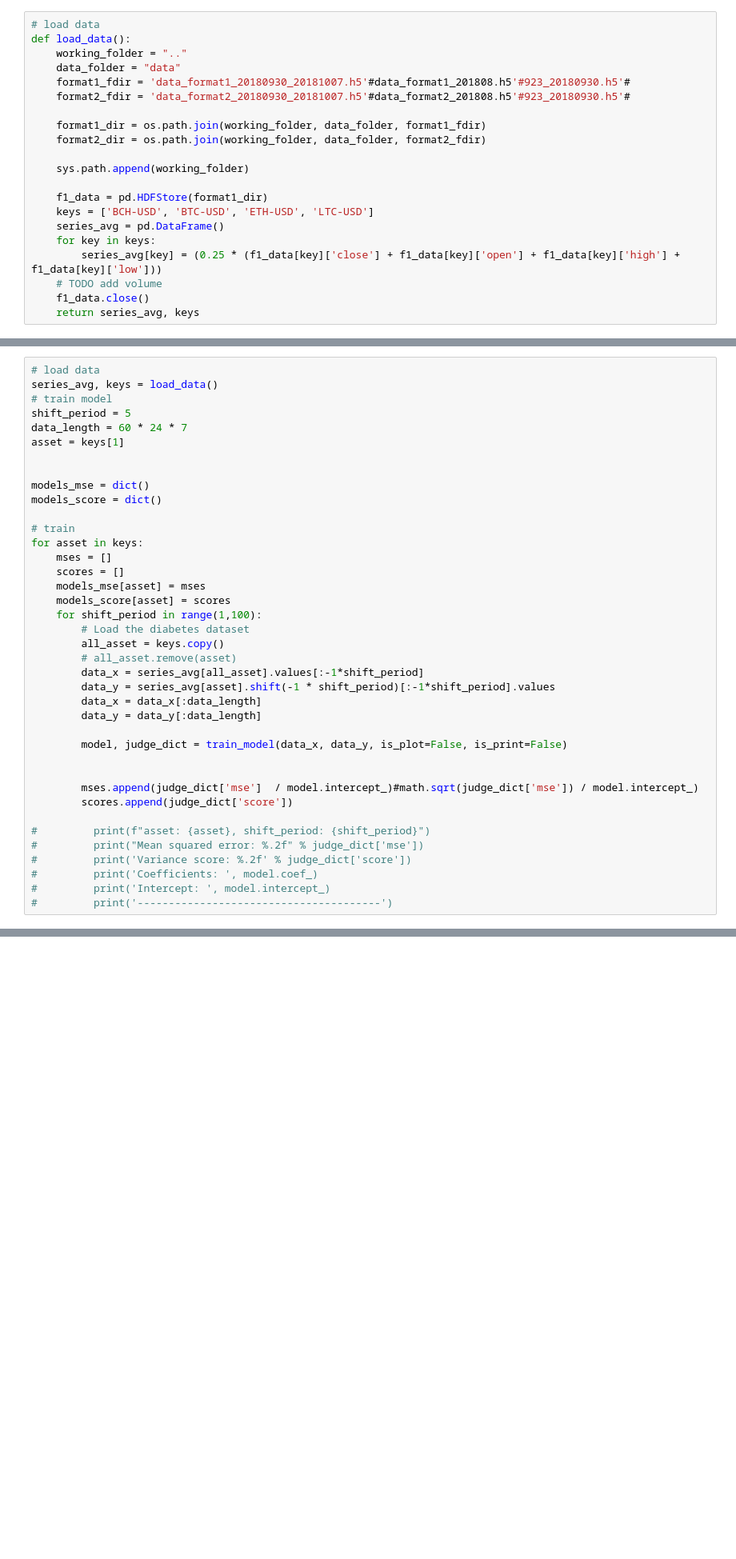
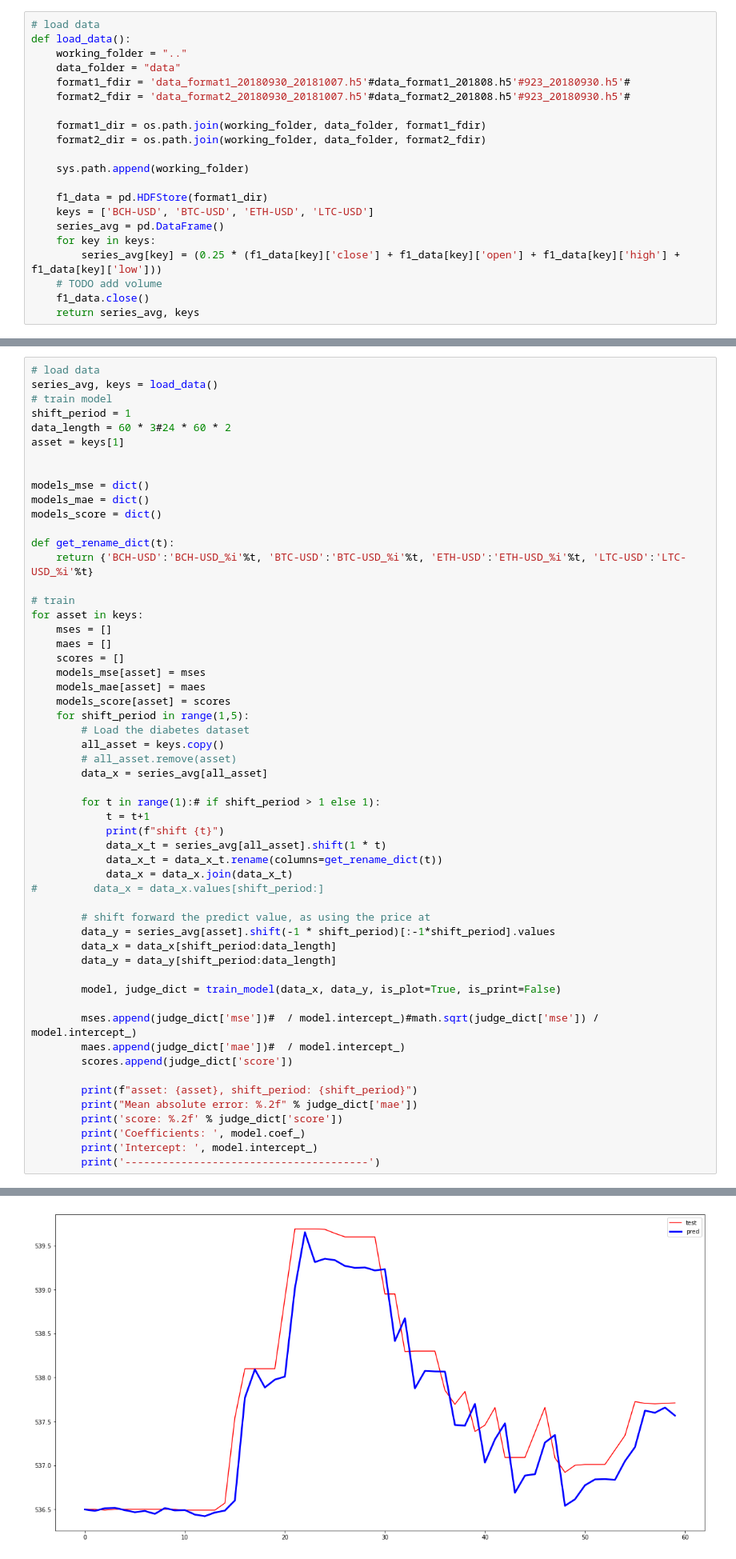
Before and after one commit to cchencool/crypto_currency_prediction, a Jupyter notebook: model/model_linear_reg.ipynb, the cells around one changed output, grey strips where cells are left out. Shown at 80% size. Cells and saved outputs as stored; diff of their text form; blank space fills up the shorter version.

```diff
--- a/model/model_linear_reg.ipynb
+++ b/model/model_linear_reg.ipynb
@@ -81,38 +88,55 @@ def train_model(data_x, data_y, is_plot:bool=False, is_print:bool=False):
 # load data
 series_avg, keys = load_data()
 # train model
-shift_period = 5
-data_length = 60 * 24 * 7
+shift_period = 1
+data_length = 60 * 3#24 * 60 * 2
 asset = keys[1]
 
 
 models_mse = dict()
+models_mae = dict()
 models_score = dict()
+
+def get_rename_dict(t):
+    return {'BCH-USD':'BCH-USD_%i'%t, 'BTC-USD':'BTC-USD_%i'%t, 'ETH-USD':'ETH-USD_%i'%t, 'LTC-USD':'LTC-USD_%i'%t}
 
 # train
 for asset in keys:
     mses = []
+    maes = []
     scores = []
     models_mse[asset] = mses
+    models_mae[asset] = maes
     models_score[asset] = scores
-    for shift_period in range(1,100):
+    for shift_period in range(1,5):
         # Load the diabetes dataset
         all_asset = keys.copy()
         # all_asset.remove(asset)
-        data_x = series_avg[all_asset].values[:-1*shift_period]
+        data_x = series_avg[all_asset]
+
+        for t in range(1):# if shift_period > 1 else 1):
+            t = t+1
+            print(f"shift {t}")
+            data_x_t = series_avg[all_asset].shift(1 * t)
+            data_x_t = data_x_t.rename(columns=get_rename_dict(t))
+            data_x = data_x.join(data_x_t)
+#         data_x = data_x.values[shift_period:]
+
+        # shift forward the predict value, as using the price at
         data_y = series_avg[asset].shift(-1 * shift_period)[:-1*shift_period].values
-        data_x = data_x[:data_length]
-        data_y = data_y[:data_length]
+        data_x = data_x[shift_period:data_length]
+        data_y = data_y[shift_period:data_length]
 
-        model, judge_dict = train_model(data_x, data_y, is_plot=False, is_print=False)
+        model, judge_dict = train_model(data_x, data_y, is_plot=True, is_print=False)
 
-
-        mses.append(judge_dict['mse']  / model.intercept_)#math.sqrt(judge_dict['mse']) / model.intercept_)
+        mses.append(judge_dict['mse'])#  / model.intercept_)#math.sqrt(judge_dict['mse']) / model.intercept_)
+        maes.append(judge_dict['mae'])#  / model.intercept_)
         scores.append(judge_dict['score'])
 
-#         print(f"asset: {asset}, shift_period: {shift_period}")
-#         print("Mean squared error: %.2f" % judge_dict['mse'])
-#         print('Variance score: %.2f' % judge_dict['score'])
-#         print('Coefficients: ', model.coef_)
-#         print('Intercept: ', model.intercept_)
-#         print('---------------------------------------')
+        print(f"asset: {asset}, shift_period: {shift_period}")
+        print("Mean absolute error: %.2f" % judge_dict['mae'])
+        print('score: %.2f' % judge_dict['score'])
+        print('Coefficients: ', model.coef_)
+        print('Intercept: ', model.intercept_)
+        print('---------------------------------------')
+# %% [output]
@@ -118,0 +144 @@ for asset in keys:
+[figure, added]
```
Also changed, not shown: parts of 8 cells of this notebook.
